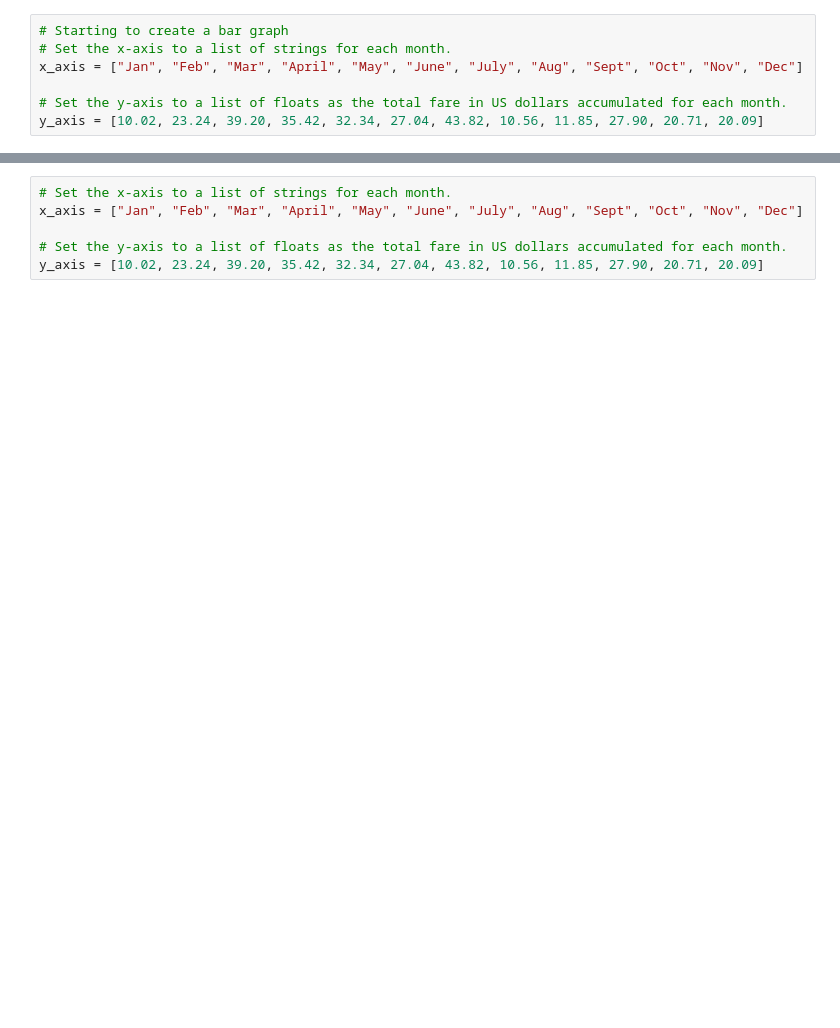
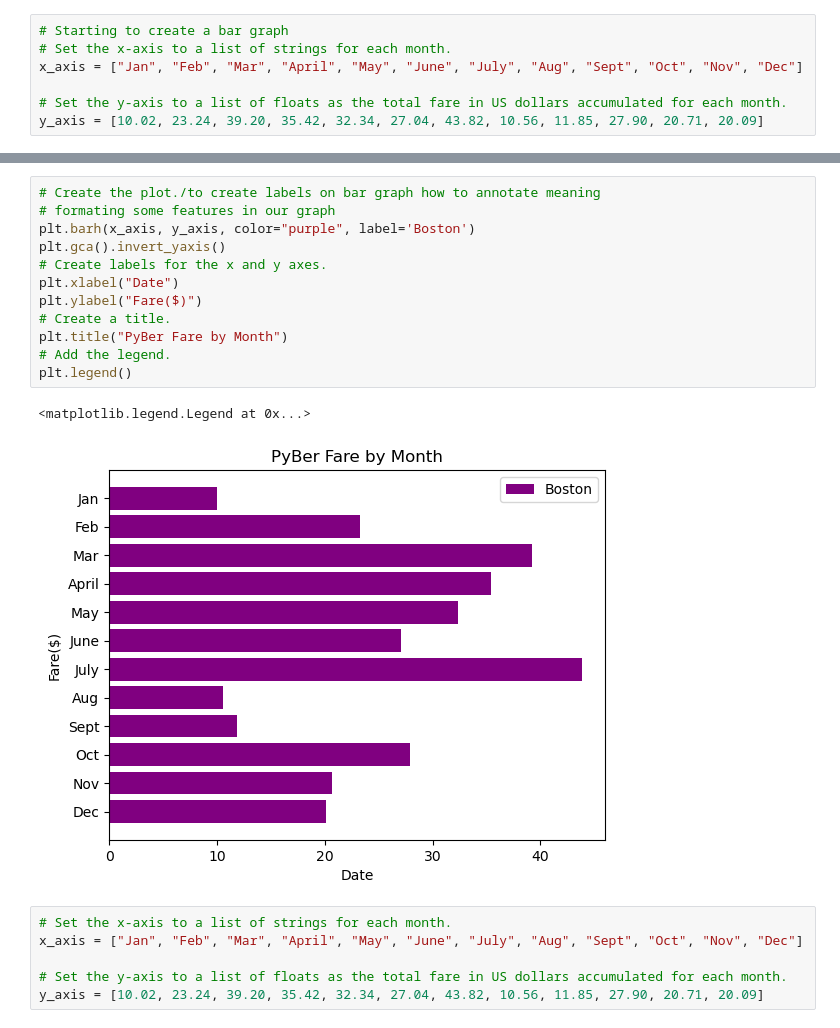
Before and after one commit to Levreka/PyBer_Analysis, a Jupyter notebook: matplotlib_practice.ipynb, the cells around one changed output, grey strips where cells are left out. Drawn from its saved outputs; the diff is of its cells as text; blank space fills up the shorter version.

```diff
--- a/matplotlib_practice.ipynb
+++ b/matplotlib_practice.ipynb
@@ -110,3 +152,18 @@ plt.gca().invert_yaxis()
+# %%
+# Create the plot./to create labels on bar graph how to annotate meaning
+# formating some features in our graph
+plt.barh(x_axis, y_axis, color="purple", label='Boston')
+plt.gca().invert_yaxis()
+# Create labels for the x and y axes.
+plt.xlabel("Date")
+plt.ylabel("Fare($)")
+# Create a title.
+plt.title("PyBer Fare by Month")
+# Add the legend.
+plt.legend()
+# %% [output]
+<matplotlib.legend.Legend at 0x...>
+[figure, added]
 # %%
 # Set the x-axis to a list of strings for each month.
 x_axis = ["Jan", "Feb", "Mar", "April", "May", "June", "July", "Aug", "Sept", "Oct", "Nov", "Dec"]
```
Also changed, not shown: parts of 19 cells of this notebook.
